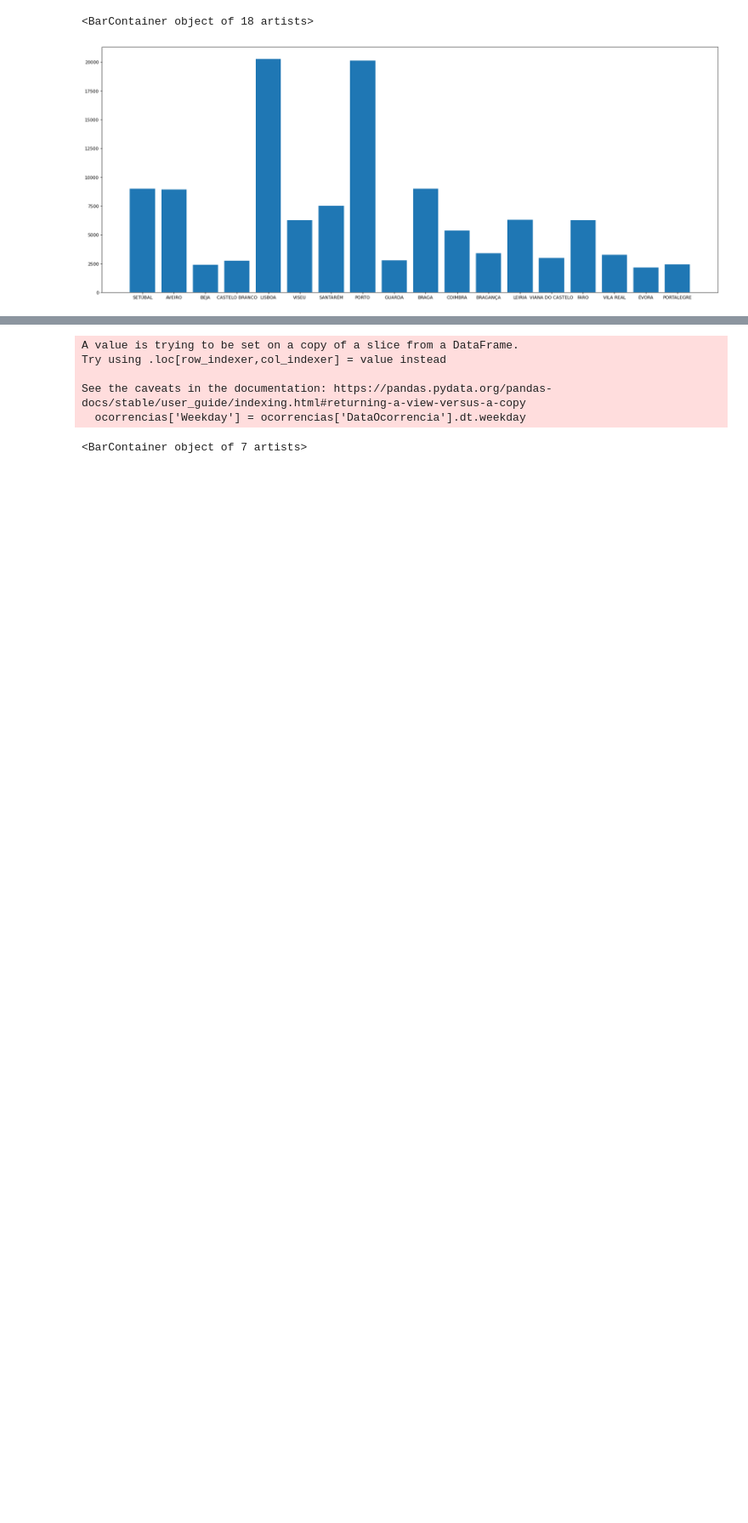
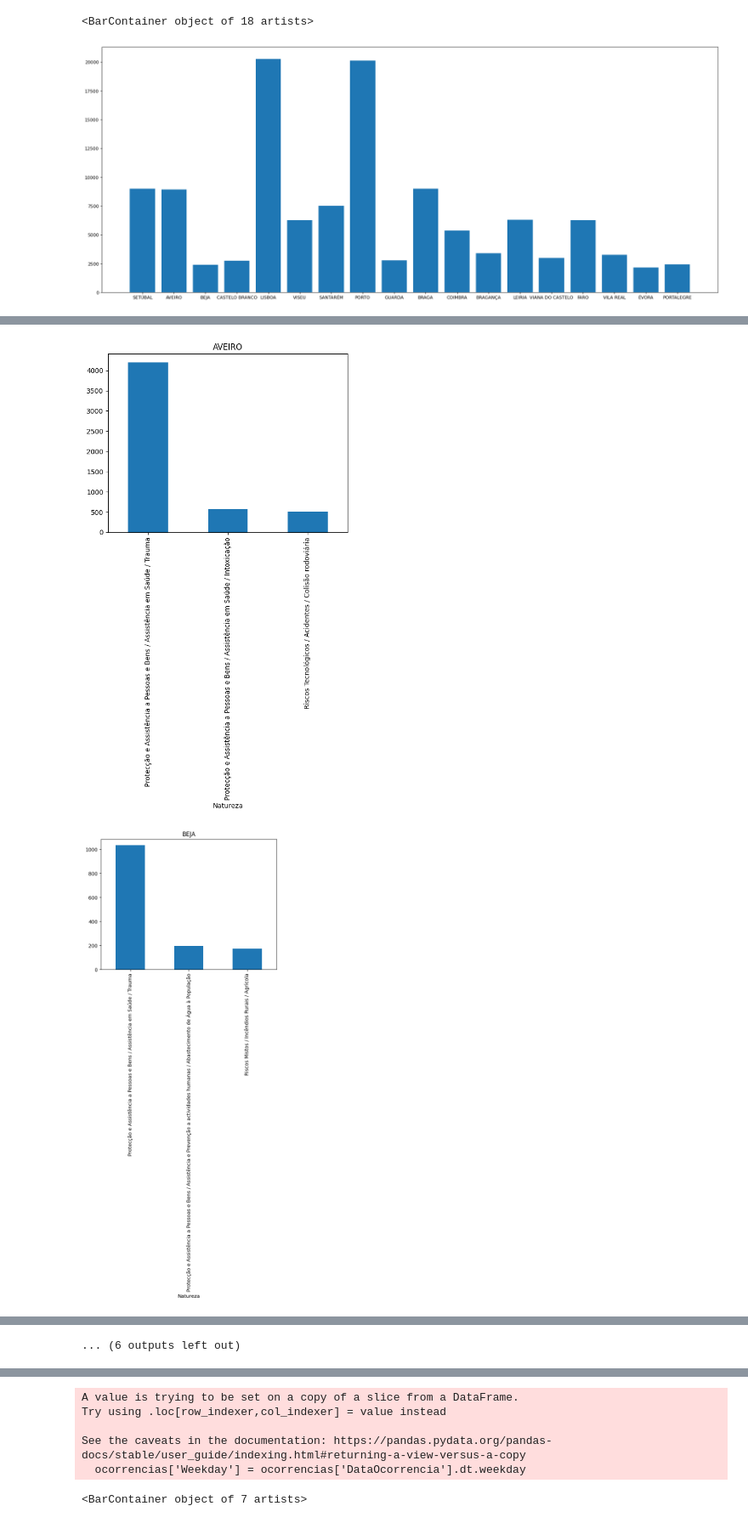
Before and after one commit to rodrigotuna/datattack2023, a Jupyter notebook: data_viz.ipynb, the cells around one changed output, grey strips where cells are left out. Shown at 85% size. Cells and saved outputs as stored; diff of their text form; code cells hidden in the pictures; blank space fills up the shorter version.

```diff
--- a/data_viz.ipynb
+++ b/data_viz.ipynb
@@ -184,0 +301,15 @@ plt.bar(ocorrencias['Distrito'].unique(), by_district)
+# %%
+# Group the occurrence data by district and natureza, and count the number of occurrences
+district_natureza_counts = ocorrencias.groupby(["Distrito", "Natureza"])["Numero"].count()
+
+# Iterate over the districts and generate a bar chart for each district, showing only the top 3 occurrence objectives
+for district in district_natureza_counts.index.levels[0]:
+    district_counts = district_natureza_counts[district]
+    district_counts_sorted = district_counts.sort_values(ascending=False)
+    top3_counts = district_counts_sorted.head(3)
+    top3_counts.plot(kind="bar", title=district, rot=0)
+    plt.xticks(rotation = 'vertical')
+    plt.show()
+# %% [output]
+[figure, added]
+[figure, added]
@@ -184,0 +326 @@ plt.bar(ocorrencias['Distrito'].unique(), by_district)
+... (6 outputs left out)
```
Also changed, not shown: parts of 21 cells of this notebook, 2 other files.
